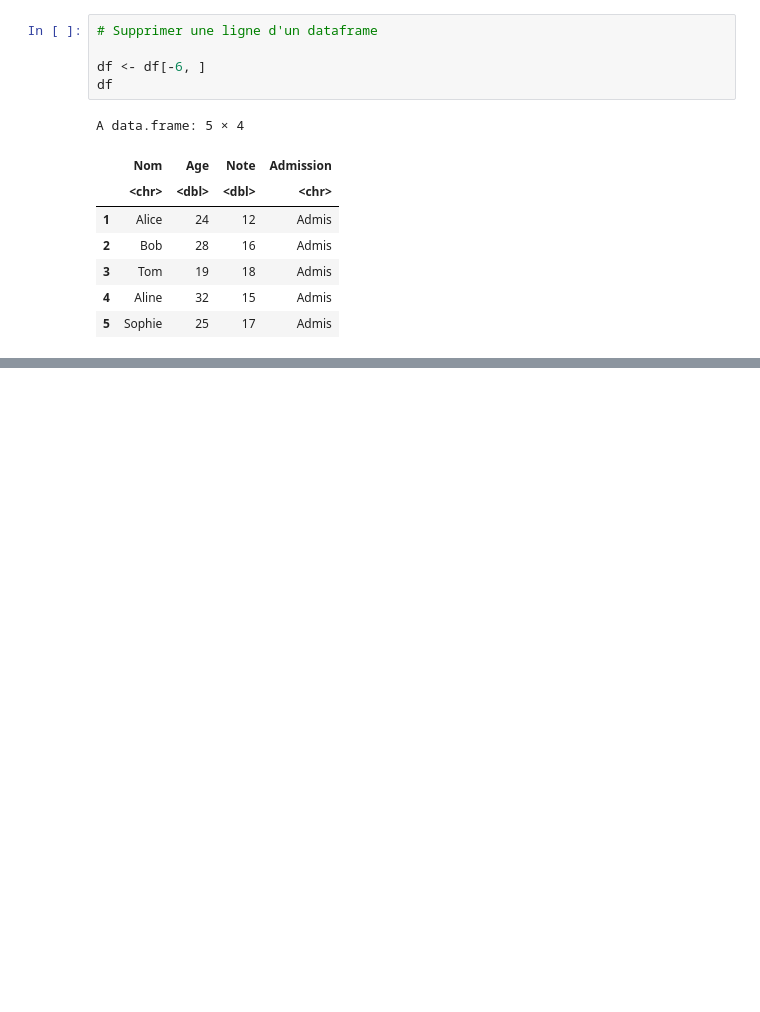
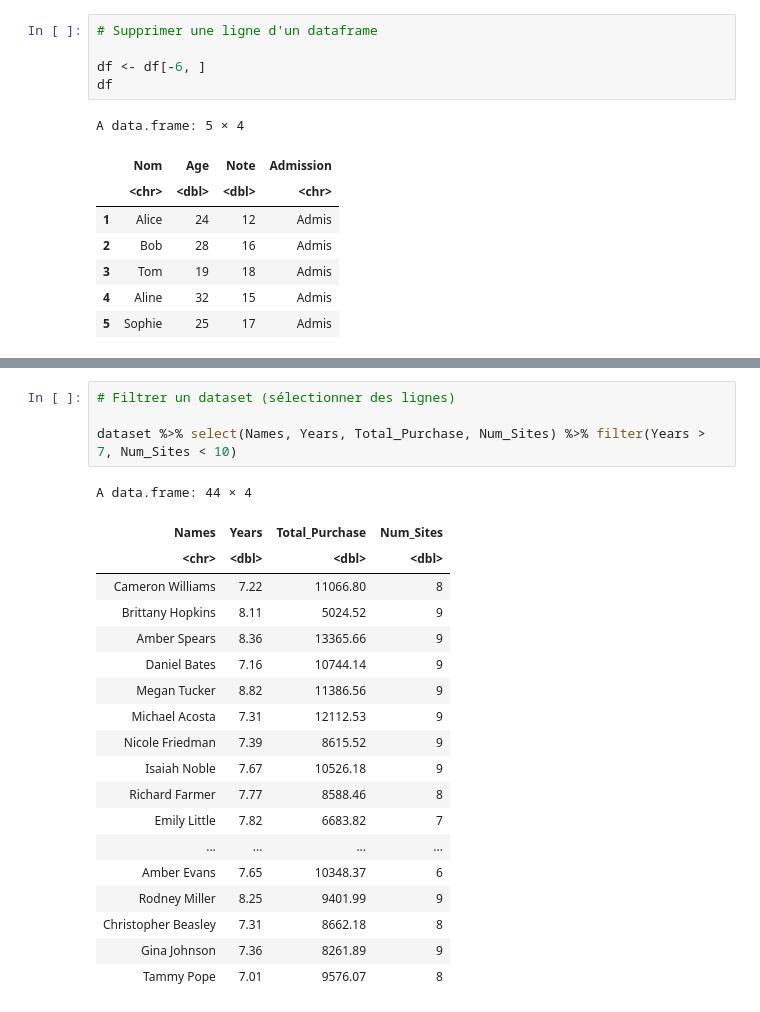
Before and after one commit to RMoulla/Fondamentaux_R, a Jupyter notebook: Programmation_R.ipynb, the cells around one changed output, grey strips where cells are left out. Drawn from its saved outputs; the diff is of its cells as text; blank space fills up the shorter version.

```diff
--- a/Programmation_R.ipynb
+++ b/Programmation_R.ipynb
@@ -472,0 +515,24 @@ A data.frame: 5 × 4
+# %%
+# Filtrer un dataset (sélectionner des lignes)
+
+dataset %>% select(Names, Years, Total_Purchase, Num_Sites) %>% filter(Years > 7, Num_Sites < 10)
+# %% [output]
+A data.frame: 44 × 4
+| Names | Years | Total_Purchase | Num_Sites |
+| <chr> | <dbl> | <dbl> | <dbl> |
+| Cameron Williams | 7.22 | 11066.80 | 8 |
+| Brittany Hopkins | 8.11 | 5024.52 | 9 |
+| Amber Spears | 8.36 | 13365.66 | 9 |
+| Daniel Bates | 7.16 | 10744.14 | 9 |
+| Megan Tucker | 8.82 | 11386.56 | 9 |
+| Michael Acosta | 7.31 | 12112.53 | 9 |
+| Nicole Friedman | 7.39 | 8615.52 | 9 |
+| Isaiah Noble | 7.67 | 10526.18 | 9 |
+| Richard Farmer | 7.77 | 8588.46 | 8 |
+| Emily Little | 7.82 | 6683.82 | 7 |
+| ... | ... | ... | ... |
+| Amber Evans | 7.65 | 10348.37 | 6 |
+| Rodney Miller | 8.25 | 9401.99 | 9 |
+| Christopher Beasley | 7.31 | 8662.18 | 8 |
+| Gina Johnson | 7.36 | 8261.89 | 9 |
+| Tammy Pope | 7.01 | 9576.07 | 8 |
```
Also changed, not shown: parts of 7 cells of this notebook.
